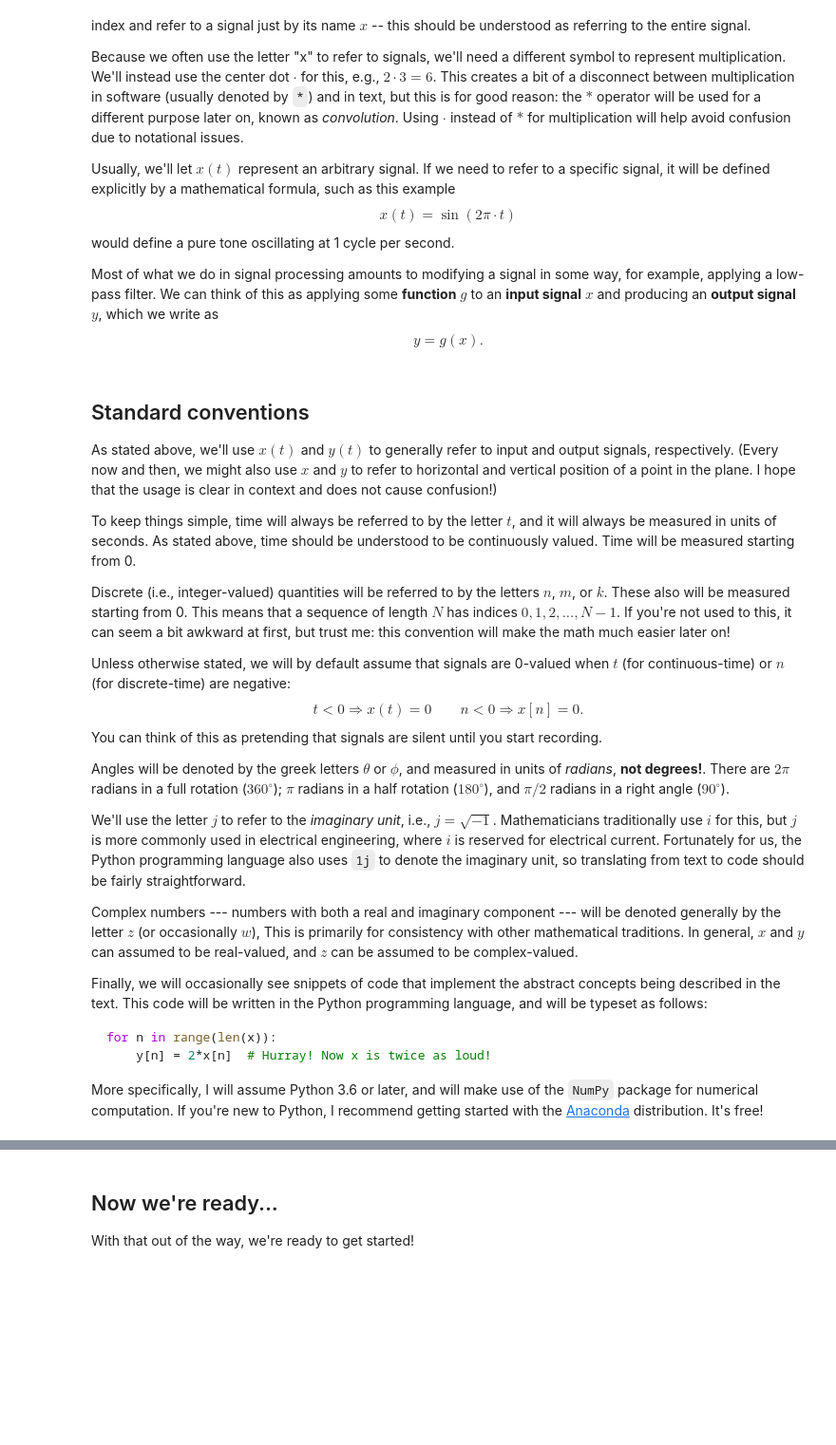
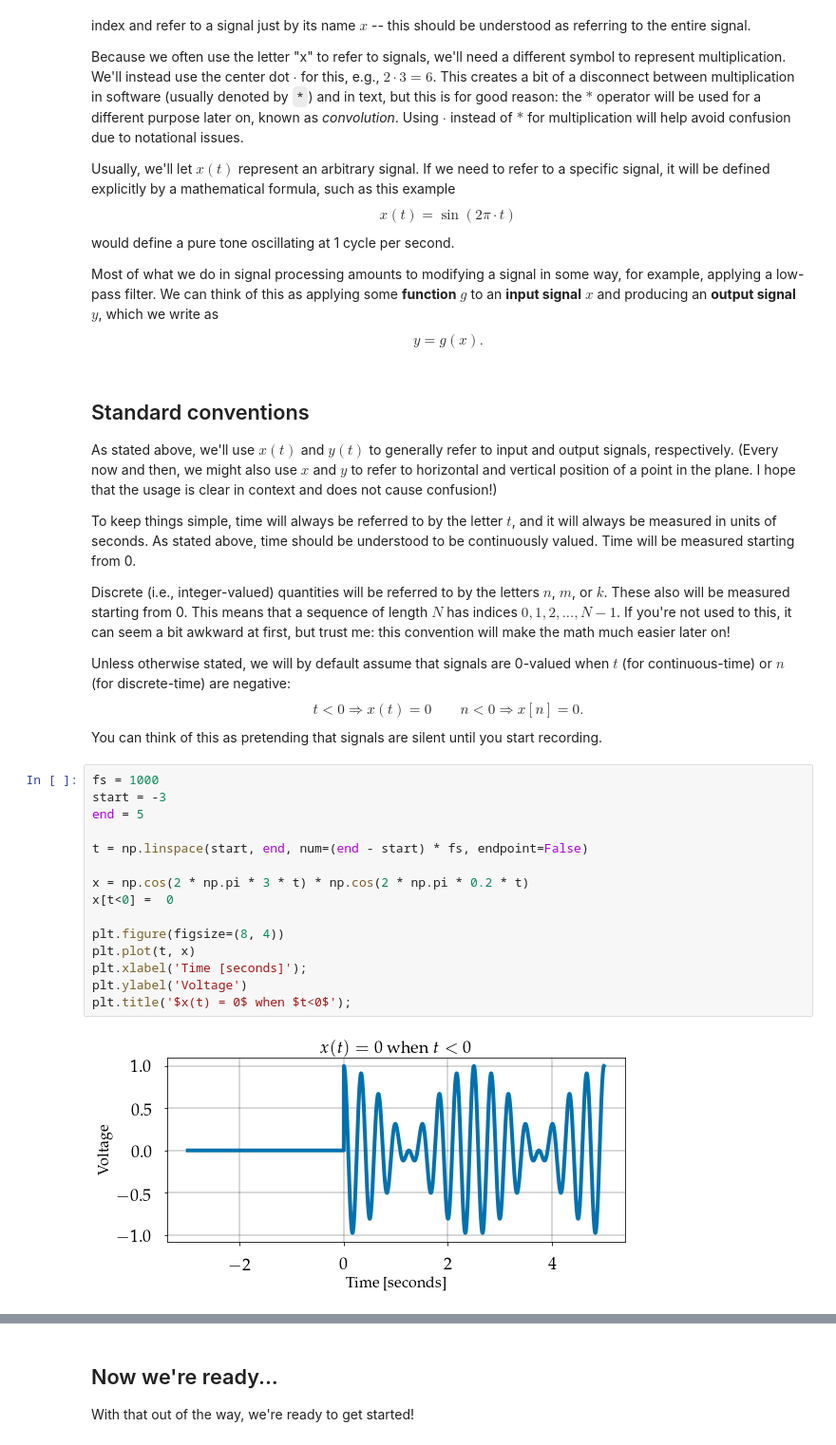
Before and after one commit to bmcfee/dstbook, a Jupyter notebook: content/ch01/Preliminaries.ipynb, the cells around one changed output, grey strips where cells are left out. Shown at 95% size. Cells and saved outputs as stored; diff of their text form; blank space fills up the shorter version.

````diff
--- a/content/ch01/Preliminaries.ipynb
+++ b/content/ch01/Preliminaries.ipynb
@@ -107,24 +109,20 @@ $$
 t < 0 \Rightarrow x(t) = 0 \quad\quad n < 0 \Rightarrow x[n] = 0.
 $$
 You can think of this as pretending that signals are silent until you start recording.
-
-Angles will be denoted by the greek letters $\theta$ or $\phi$, and measured in units of *radians*, **not degrees!**.
-There are $2\pi$ radians in a full rotation ($360^\circ$); $\pi$ radians in a half rotation ($180^\circ$), and $\pi/2$ radians in a right angle ($90^\circ$).
-
-We'll use the letter $j$ to refer to the *imaginary unit*, i.e., $j = \sqrt{-1}$.
-Mathematicians traditionally use $i$ for this, but $j$ is more commonly used in electrical engineering, where $i$ is reserved for electrical current.
-Fortunately for us, the Python programming language also uses `1j` to denote the imaginary unit, so translating from text to code should be fairly straightforward.
-
-Complex numbers --- numbers with both a real and imaginary component --- will be denoted generally by the letter $z$ (or occasionally $w$),
-This is primarily for consistency with other mathematical traditions.
-In general, $x$ and $y$ can assumed to be real-valued, and $z$ can be assumed to be complex-valued.
-
-Finally, we will occasionally see snippets of code that implement the abstract concepts being described in the text.
-This code will be written in the Python programming language, and will be typeset as follows:
-```python
-for n in range(len(x)):
-    y[n] = 2*x[n]  # Hurray! Now x is twice as loud!
-```
-More specifically, I will assume Python 3.6 or later, and will make use of the `NumPy` package for numerical computation.
-If you're new to Python, I recommend getting started with the [Anaconda](https://www.anaconda.com/distribution/) distribution.
-It's free!
+# %%
+fs = 1000
+start = -3
+end = 5
+
+t = np.linspace(start, end, num=(end - start) * fs, endpoint=False)
+
+x = np.cos(2 * np.pi * 3 * t) * np.cos(2 * np.pi * 0.2 * t)
+x[t<0] =  0
+
+plt.figure(figsize=(8, 4))
+plt.plot(t, x)
+plt.xlabel('Time [seconds]');
+plt.ylabel('Voltage')
+plt.title('$x(t) = 0$ when $t<0$');
+# %% [output]
+[figure, added]
````
Also changed, not shown: parts of 4 cells of this notebook, 12 other files.
